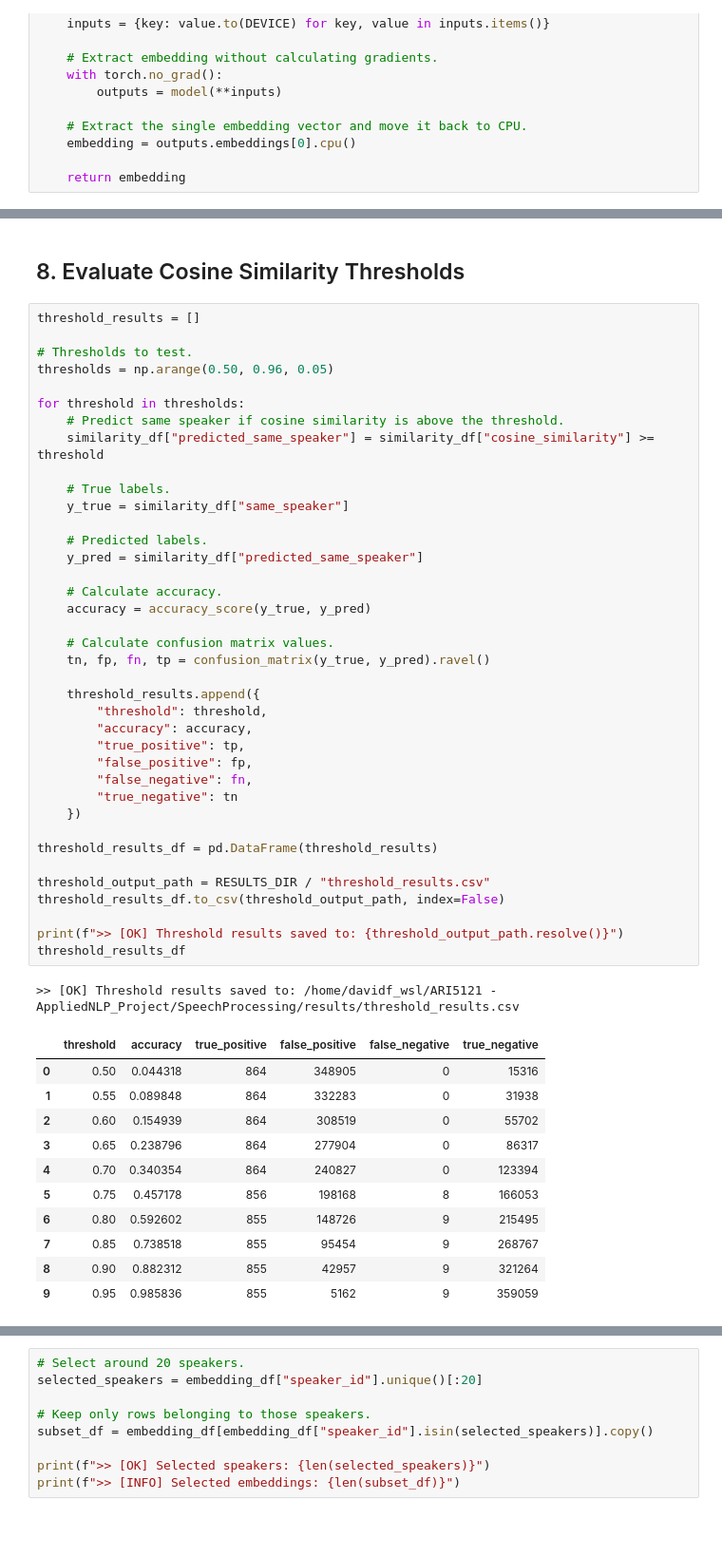
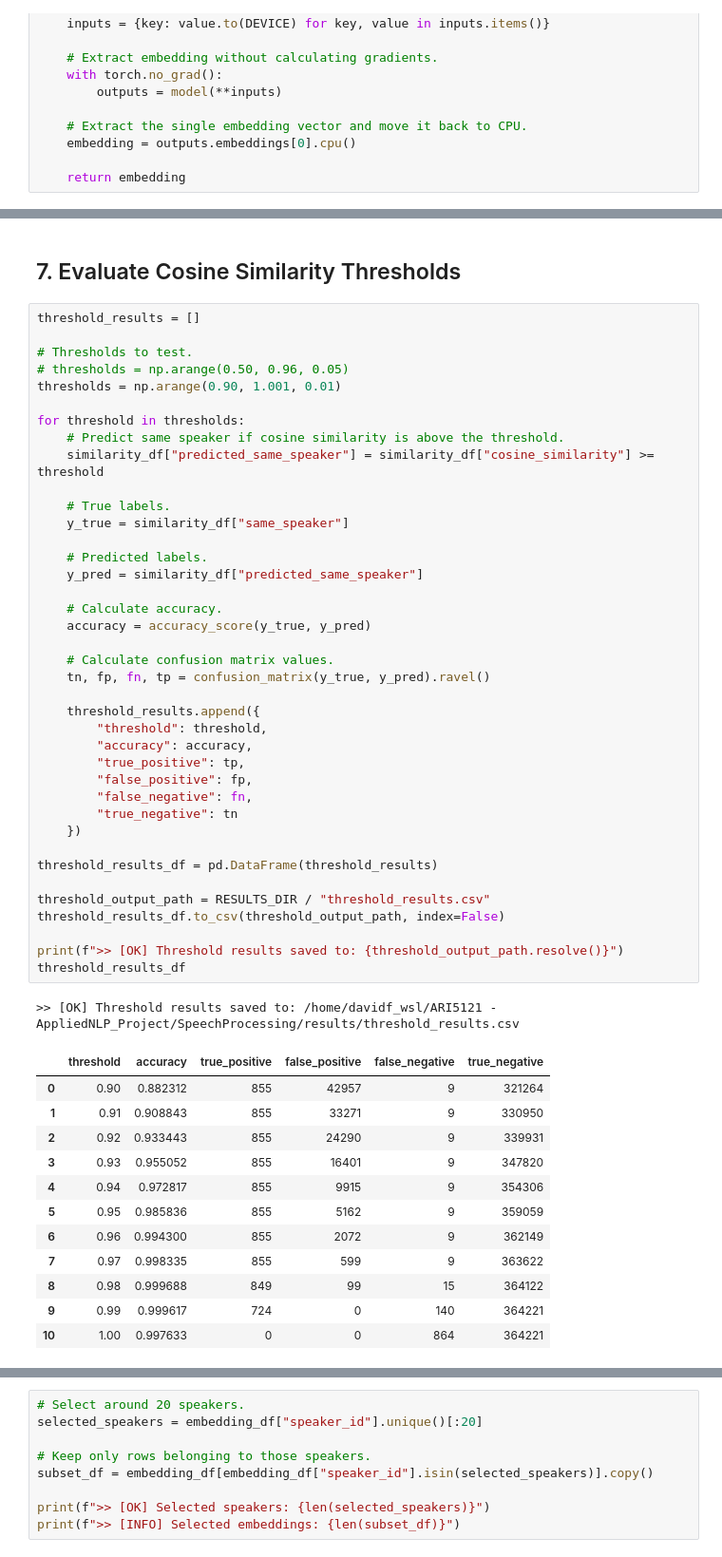
Before and after one commit to DavidF-22/ARI5121-AppliedNLP_Project, a Jupyter notebook: SpeechProcessing/src/SVS_Analysis_and_Eval.ipynb, the cells around one changed output, grey strips where cells are left out. Shown at 95% size. Drawn from its saved outputs; the diff is of its cells as text; blank space fills up the shorter version.

```diff
--- a/SpeechProcessing/src/SVS_Analysis_and_Eval.ipynb
+++ b/SpeechProcessing/src/SVS_Analysis_and_Eval.ipynb
@@ -313,10 +319,11 @@ print(f">> [INFO] Total comparisons: {len(similarity_df)}")
 # %% [markdown]
-## 8. Evaluate Cosine Similarity Thresholds
+## 7. Evaluate Cosine Similarity Thresholds
 # %%
 threshold_results = []
 
 # Thresholds to test.
-thresholds = np.arange(0.50, 0.96, 0.05)
+# thresholds = np.arange(0.50, 0.96, 0.05)
+thresholds = np.arange(0.90, 1.001, 0.01)
 
 for threshold in thresholds:
     # Predict same speaker if cosine similarity is above the threshold.
@@ -326,43 +333,44 @@ for threshold in thresholds:
     y_true = similarity_df["same_speaker"]
 
     # Predicted labels.
     y_pred = similarity_df["predicted_same_speaker"]
 
     # Calculate accuracy.
     accuracy = accuracy_score(y_true, y_pred)
 
     # Calculate confusion matrix values.
     tn, fp, fn, tp = confusion_matrix(y_true, y_pred).ravel()
 
     threshold_results.append({
         "threshold": threshold,
         "accuracy": accuracy,
         "true_positive": tp,
         "false_positive": fp,
         "false_negative": fn,
         "true_negative": tn
     })
 
 threshold_results_df = pd.DataFrame(threshold_results)
 
 threshold_output_path = RESULTS_DIR / "threshold_results.csv"
 threshold_results_df.to_csv(threshold_output_path, index=False)
 
 print(f">> [OK] Threshold results saved to: {threshold_output_path.resolve()}")
 threshold_results_df
 # %% [output]
 >> [OK] Threshold results saved to: /home/davidf_wsl/ARI5121 - AppliedNLP_Project/SpeechProcessing/results/threshold_results.csv
 |  | threshold | accuracy | true_positive | false_positive | false_negative | true_negative |
-| 0 | 0.50 | 0.044318 | 864 | 348905 | 0 | 15316 |
-| 1 | 0.55 | 0.089848 | 864 | 332283 | 0 | 31938 |
-| 2 | 0.60 | 0.154939 | 864 | 308519 | 0 | 55702 |
-| 3 | 0.65 | 0.238796 | 864 | 277904 | 0 | 86317 |
-| 4 | 0.70 | 0.340354 | 864 | 240827 | 0 | 123394 |
-| 5 | 0.75 | 0.457178 | 856 | 198168 | 8 | 166053 |
-| 6 | 0.80 | 0.592602 | 855 | 148726 | 9 | 215495 |
-| 7 | 0.85 | 0.738518 | 855 | 95454 | 9 | 268767 |
-| 8 | 0.90 | 0.882312 | 855 | 42957 | 9 | 321264 |
-| 9 | 0.95 | 0.985836 | 855 | 5162 | 9 | 359059 |
+| 0 | 0.90 | 0.882312 | 855 | 42957 | 9 | 321264 |
+| 1 | 0.91 | 0.908843 | 855 | 33271 | 9 | 330950 |
+| 2 | 0.92 | 0.933443 | 855 | 24290 | 9 | 339931 |
+| 3 | 0.93 | 0.955052 | 855 | 16401 | 9 | 347820 |
+| 4 | 0.94 | 0.972817 | 855 | 9915 | 9 | 354306 |
+| 5 | 0.95 | 0.985836 | 855 | 5162 | 9 | 359059 |
+| 6 | 0.96 | 0.994300 | 855 | 2072 | 9 | 362149 |
+| 7 | 0.97 | 0.998335 | 855 | 599 | 9 | 363622 |
+| 8 | 0.98 | 0.999688 | 849 | 99 | 15 | 364122 |
+| 9 | 0.99 | 0.999617 | 724 | 0 | 140 | 364221 |
+| 10 | 1.00 | 0.997633 | 0 | 0 | 864 | 364221 |
 # %%
 best_result = threshold_results_df.sort_values(
     by="accuracy",
```
Also changed, not shown: parts of 25 cells of this notebook.
